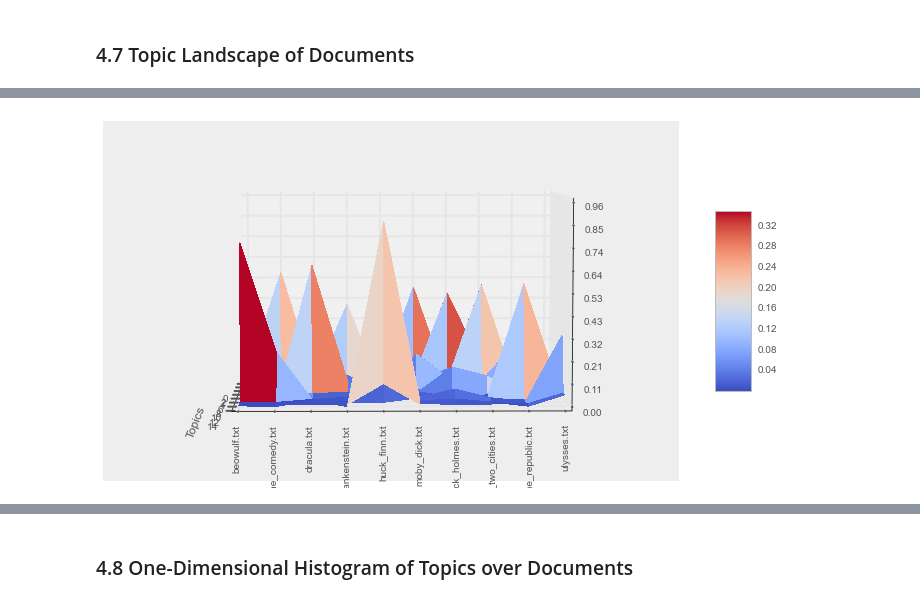
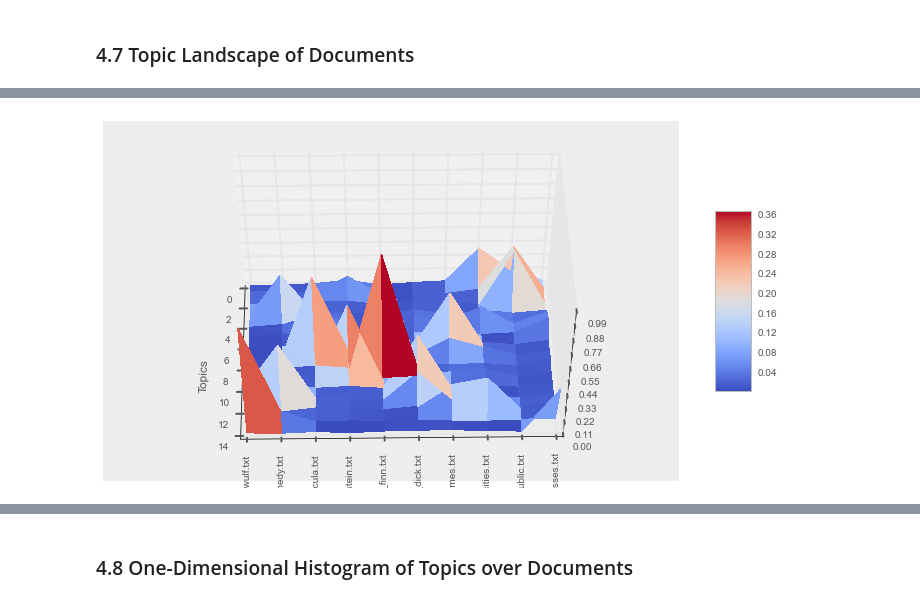
Before and after one commit to cid2105/AM207_FinalProject, a Jupyter notebook: LDA.ipynb, the cells around one changed output, grey strips where cells are left out. Cells and saved outputs as stored; diff of their text form; code cells hidden in the pictures.

```diff
--- a/LDA.ipynb
+++ b/LDA.ipynb
@@ -544,3 +539,21 @@ plt.show()
 [figure]
 # %% [markdown]
 ### 4.7 Topic Landscape of Documents
+# %%
+
+fig = plt.figure(figsize=(10,5))
+ax = Axes3D(fig)
+
+xx,yy = np.meshgrid(np.arange(n_topics),np.arange(n_docs)) # Define a mesh grid in the region of interest
+zz=train_doc_topic_dist
+surf = ax.plot_surface(xx, yy, zz, rstride=1, cstride=1, cmap=plt.cm.coolwarm, linewidth=0, antialiased=False)
+ax.view_init(elev=50., azim=250)
+ax.set_zlim(0.0001, np.max(train_doc_topic_dist)*1.1)
+ax.zaxis.set_major_locator(LinearLocator(10))
+ax.zaxis.set_major_formatter(FormatStrFormatter('%.02f'))
+ax.set_yticklabels(books, rotation='vertical')
+ax.set_xlabel("Topics")
+ax.set_ylabel("")
+fig.colorbar(surf, shrink=0.5, aspect=5)
+plt.title("Topic Landscape Across Documents")
+plt.show()
@@ -548,35 +563,35 @@ plt.show()
 # Create an init function and the animate functions.
 # Both are explained in the tutorial. Since we are changing
 # the the elevation and azimuth and no objects are really
 # changed on the plot we don't have to return anything from
 # the init and animate function. (return value is explained
 # in the tutorial.
 def init():
     # Create a figure and a 3D Axes
     xx,yy = np.meshgrid(np.arange(n_topics),np.arange(n_docs)) # Define a mesh grid in the region of interest
     zz=train_doc_topic_dist
     surf = ax.plot_surface(xx, yy, zz, rstride=1, cstride=1, cmap=plt.cm.coolwarm, linewidth=0, antialiased=False)
     ax.view_init(elev=50., azim=250)
     ax.set_zlim(0.0001, np.max(train_doc_topic_dist)*1.1)
     ax.zaxis.set_major_locator(LinearLocator(10))
     ax.zaxis.set_major_formatter(FormatStrFormatter('%.02f'))
     ax.set_yticklabels(books, rotation='vertical')
     ax.set_xlabel("Topics")
     ax.set_ylabel("")
     fig.colorbar(surf, shrink=0.5, aspect=5)
 
 def animate(i):
-    ax.view_init(elev=5., azim=i)
+    ax.view_init(elev=50., azim=i)
 
 # Animate
 fig = plt.figure(figsize=(10,5))
 ax = Axes3D(fig)
 anim = animation.FuncAnimation(fig, animate, init_func=init,
                                frames=360, interval=20, blit=True)
 # Save
 anim.save('ipynb_assets/topic_dist_3D.mp4', fps=30, extra_args=['-vcodec', 'libx264'])
 # %% [output]
-[figure, old version]
+[figure, new version]
 # %%
 from IPython.display import HTML
 from base64 import b64encode
```
Also changed, not shown: parts of 6 cells of this notebook, 38 other files.
